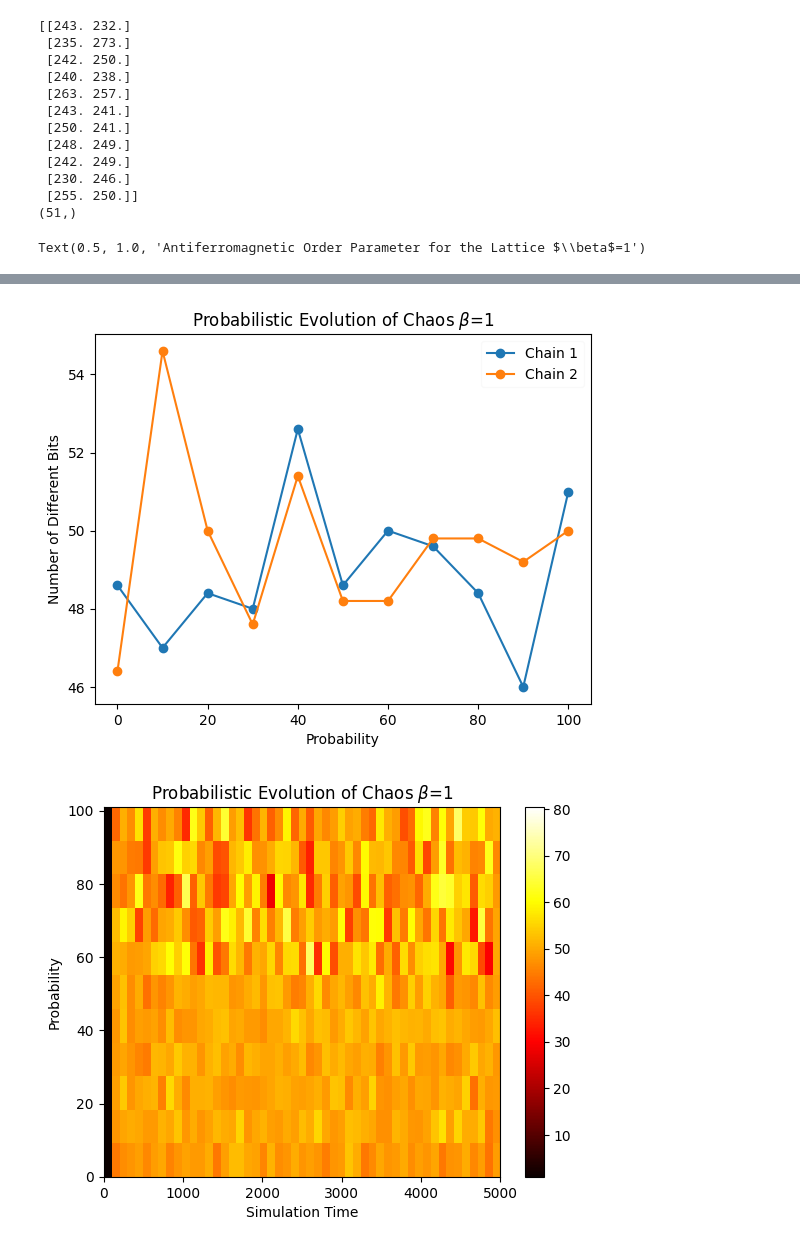
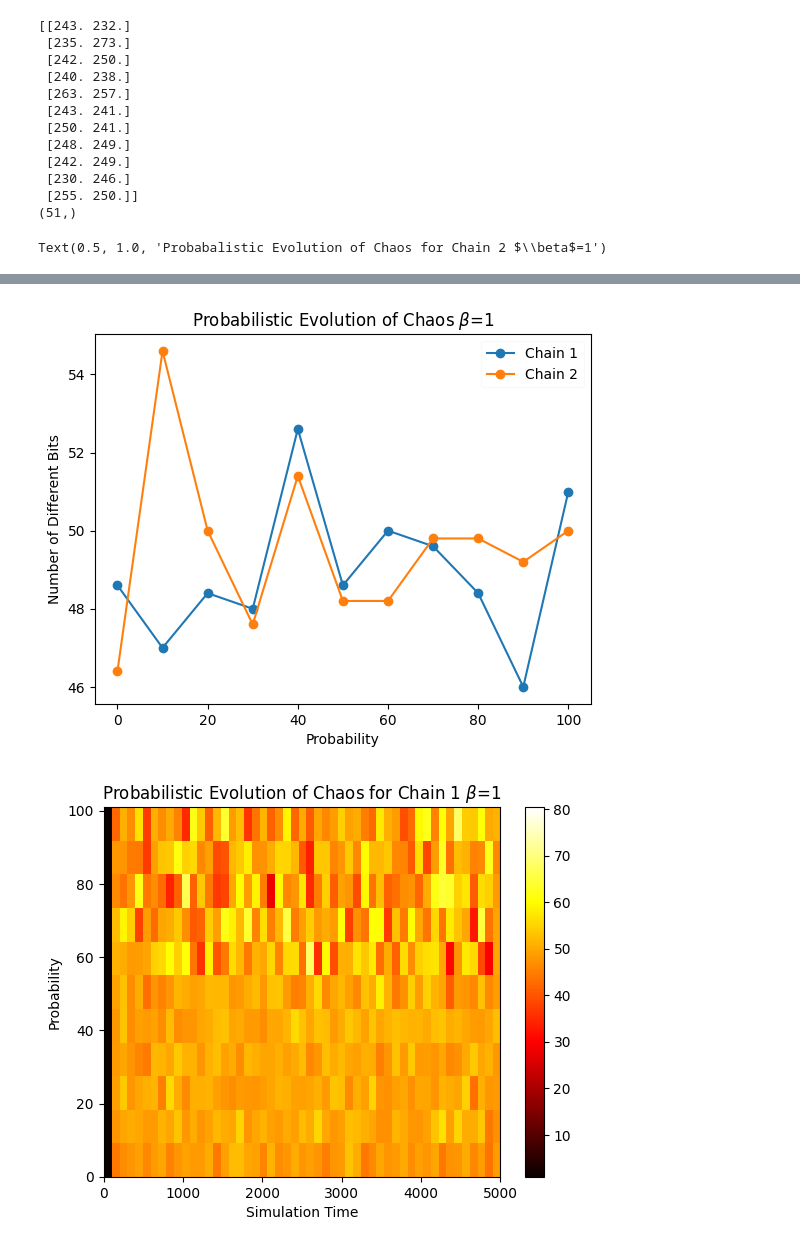
Before and after one commit to joshkarten/LabResearch, a Jupyter notebook: Lyapunov.ipynb, the cells around one changed output, grey strips where cells are left out. Drawn from its saved outputs; the diff is of its cells as text; code cells hidden in the pictures.

```diff
--- a/Lyapunov.ipynb
+++ b/Lyapunov.ipynb
@@ -138,34 +138,34 @@ fig, ax = plt.subplots() #time evolution Chain 2
 for i in range(num_points):
     ax.plot( np.linspace(0,(length**2)//2, time_size), np.sum(delta, axis = 0)[i,:,1]/times, marker='o', label='P=' +str(i*spacing))
 ax.legend( fancybox=True, framealpha=0.5, loc= 'lower left')
 ax.set_xlabel(r'Simulation Time')
 ax.set_ylabel(r'ProbNumber of Different Bits')
 ax.set_title(r'Chain 2 Time Evolution of Chaos $\beta$=' + str(Beta))
 
 fig, ax = plt.subplots() #probabilistic evolution
 ax.plot( np.linspace(0,100, spacing+1), np.sum(delta, axis = 0)[:,-1,0]/times, marker='o')
 ax.plot( np.linspace(0,100, spacing+1), np.sum(delta, axis = 0)[:,-1,1]/times, marker='o')
 ax.legend(["Chain 1", "Chain 2"], fancybox=True, framealpha=0.1, loc= 'best')
 ax.set_xlabel(r'Probability')
 ax.set_ylabel(r'Number of Different Bits')
 ax.set_title(r'Probabilistic Evolution of Chaos $\beta$=' + str(Beta))
 
 fig,ax = plt.subplots()
 rec1 = ax.imshow(np.average(delta, axis=0)[:,:,0], cmap='hot',interpolation = 'nearest', origin='lower', extent=[0,(length**2)//2,low_prob,high_prob],vmin=np.min(np.average(delta, axis=0)), vmax=np.max(np.average(delta, axis=0)), aspect='auto')
 fig.colorbar(rec1, ax=ax, location ='right', shrink = 1)
 ax.set_xlabel(r'Simulation Time')
 ax.set_ylabel(r'Probability')
-ax.set_title(r'Probabilistic Evolution of Chaos $\beta$=' + str(Beta))
+ax.set_title(r'Probabilistic Evolution of Chaos for Chain 1 $\beta$=' + str(Beta))
 
 fig,ax = plt.subplots()
 rec1 = ax.imshow(np.average(delta, axis=0)[:,:,1], cmap='hot',interpolation = 'nearest', origin='lower', extent=[0,(length**2)//2,low_prob,high_prob],vmin=np.min(np.average(delta, axis=0)), vmax=np.max(np.average(delta, axis=0)), aspect='auto')
 fig.colorbar(rec1, ax=ax, location ='right', shrink = 1)
 ax.set_xlabel(r'Simulation Time')
 ax.set_ylabel(r'Probability')
-ax.set_title(r'Antiferromagnetic Order Parameter for the Lattice $\beta$=' + str(Beta))
+ax.set_title(r'Probabalistic Evolution of Chaos for Chain 2 $\beta$=' + str(Beta))
 # %% [output]
-Text(0.5, 1.0, 'Antiferromagnetic Order Parameter for the Lattice $\\beta$=1')
+Text(0.5, 1.0, 'Probabalistic Evolution of Chaos for Chain 2 $\\beta$=1')
 [figure]
 [figure]
 [figure]
-[figure, old version]
+[figure, new version]
```
Also changed, not shown: parts of 2 cells of this notebook.
